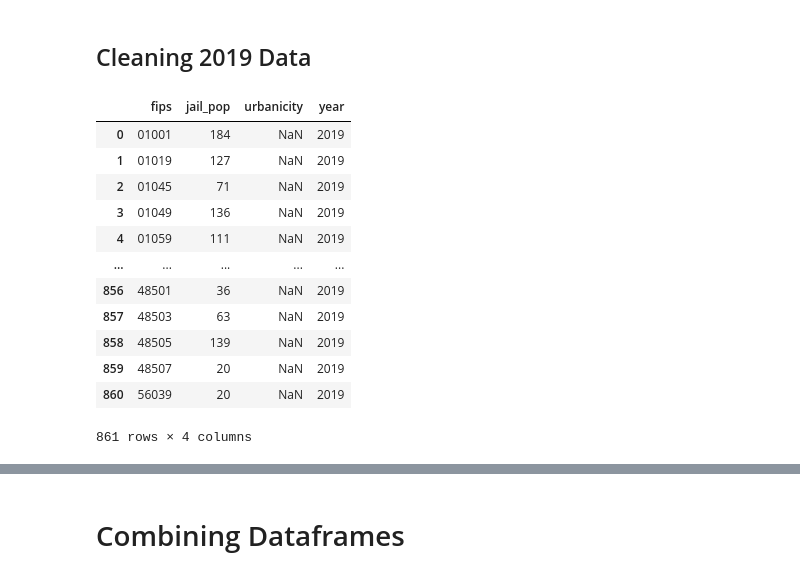
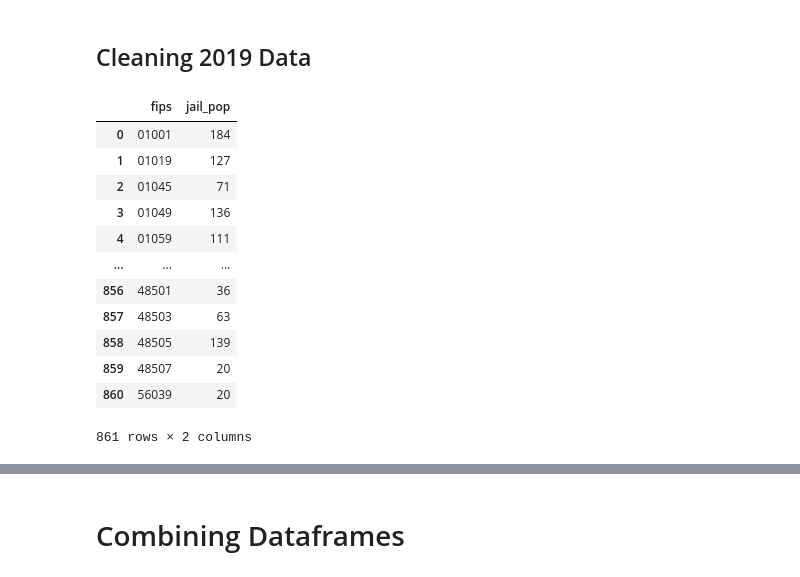
Before and after one commit to rhiannz/drugs, a Jupyter notebook: Data/Features/Jail_Data/jail_clean.ipynb, the cells around one changed output, grey strips where cells are left out. Cells and saved outputs as stored; diff of their text form; code cells hidden in the pictures.

Commit message:
Adding fixed 2019 jail data

```diff
--- a/Data/Features/Jail_Data/jail_clean.ipynb
+++ b/Data/Features/Jail_Data/jail_clean.ipynb
@@ -184,21 +184,19 @@ jail2018_clean
 ## Cleaning 2019 Data
 # %%
 jail2019_clean = pd.DataFrame({"fips": jail2019['fips'],
-                               "jail_pop": jail2019['jail_population'],
-                               "urbanicity": np.nan,
-                               "year": 2019})
+                               "jail_pop": jail2019['jail_population']})
 jail2019_clean
 # %% [output]
-|  | fips | jail_pop | urbanicity | year |
-| 0 | 01001 | 184 | NaN | 2019 |
-| 1 | 01019 | 127 | NaN | 2019 |
-| 2 | 01045 | 71 | NaN | 2019 |
-| 3 | 01049 | 136 | NaN | 2019 |
-| 4 | 01059 | 111 | NaN | 2019 |
-| ... | ... | ... | ... | ... |
-| 856 | 48501 | 36 | NaN | 2019 |
-| 857 | 48503 | 63 | NaN | 2019 |
-| 858 | 48505 | 139 | NaN | 2019 |
-| 859 | 48507 | 20 | NaN | 2019 |
-| 860 | 56039 | 20 | NaN | 2019 |
+|  | fips | jail_pop |
+| 0 | 01001 | 184 |
+| 1 | 01019 | 127 |
+| 2 | 01045 | 71 |
+| 3 | 01049 | 136 |
+| 4 | 01059 | 111 |
+| ... | ... | ... |
+| 856 | 48501 | 36 |
+| 857 | 48503 | 63 |
+| 858 | 48505 | 139 |
+| 859 | 48507 | 20 |
+| 860 | 56039 | 20 |
-861 rows × 4 columns
+861 rows × 2 columns
```
Also changed, not shown: parts of 3 cells of this notebook, 1 other file.
